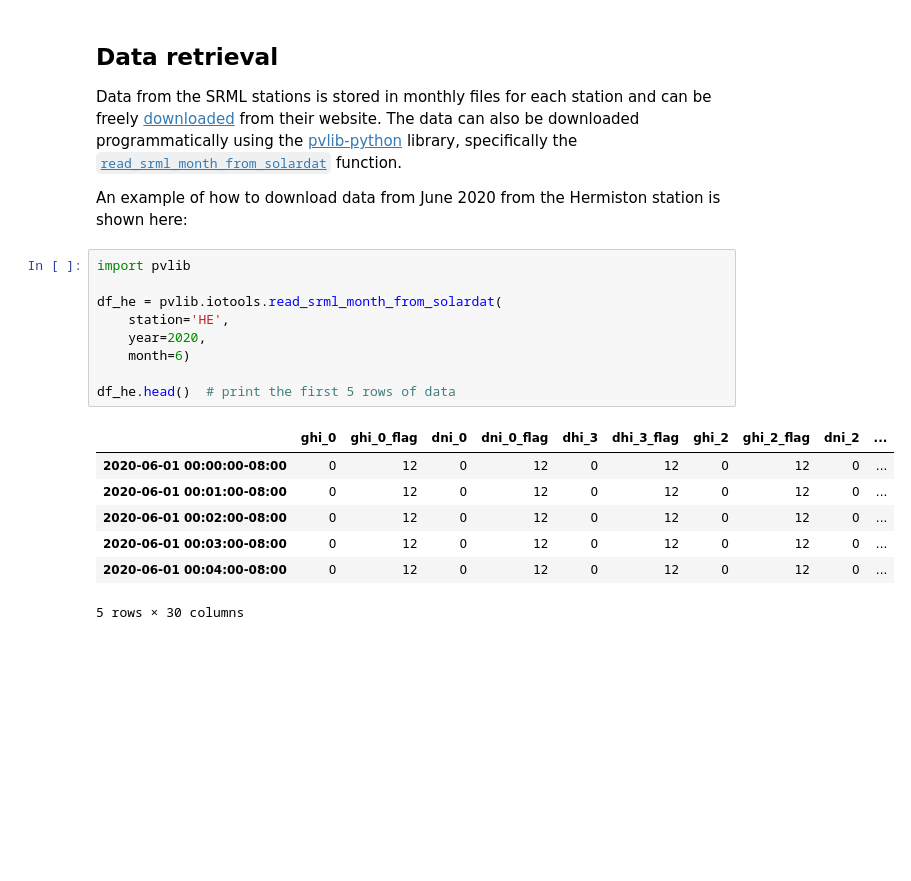
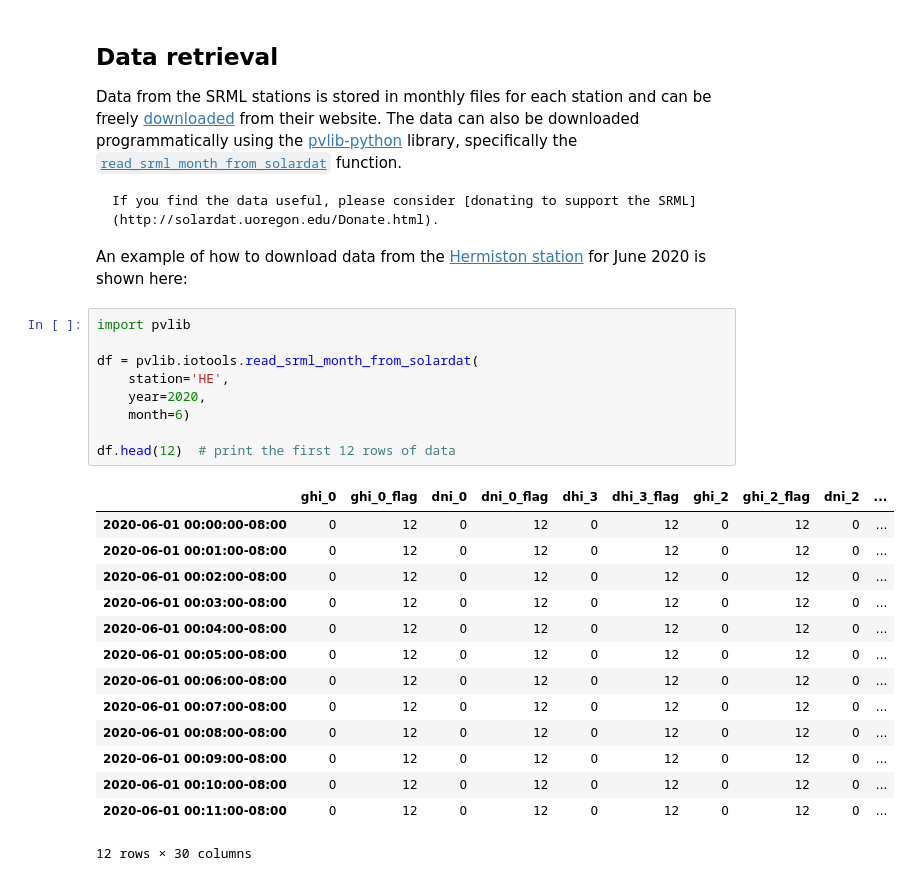
Before and after one commit to AssessingSolar/solarstations, a Jupyter notebook: station_network_srml.ipynb, the cells around one changed output. Drawn from its saved outputs; the diff is of its cells as text; blank space fills up the shorter version.

````diff
--- a/station_network_srml.ipynb
+++ b/station_network_srml.ipynb
@@ -62,21 +66,32 @@ m
 
 Data from the SRML stations is stored in monthly files for each station and can be freely [downloaded](http://solardat.uoregon.edu/SelectArchivalUpdatedFormat.html) from their website. The data can also be downloaded programmatically using the [pvlib-python](https://pvlib-python.readthedocs.io) library, specifically the [`read_srml_month_from_solardat`](https://pvlib-python.readthedocs.io/en/stable/generated/pvlib.iotools.read_srml_month_from_solardat.html) function.
 
-An example of how to download data from June 2020 from the Hermiston station is shown here:
+```{admonition} Help support the SRML
+If you find the data useful, please consider [donating to support the SRML](http://solardat.uoregon.edu/Donate.html).
+```
+
+An example of how to download data from the [Hermiston station](http://solardat.uoregon.edu/Hermiston.html) for June 2020 is shown here:
 # %%
 import pvlib
 
-df_he = pvlib.iotools.read_srml_month_from_solardat(
+df = pvlib.iotools.read_srml_month_from_solardat(
     station='HE',
     year=2020,
     month=6)
 
-df_he.head()  # print the first 5 rows of data
+df.head(12)  # print the first 12 rows of data
 # %% [output]
 |  | ghi_0 | ghi_0_flag | dni_0 | dni_0_flag | dhi_3 | dhi_3_flag | ghi_2 | ghi_2_flag | dni_2 | ... |
 | 2020-06-01 00:00:00-08:00 | 0 | 12 | 0 | 12 | 0 | 12 | 0 | 12 | 0 | ... |
 | 2020-06-01 00:01:00-08:00 | 0 | 12 | 0 | 12 | 0 | 12 | 0 | 12 | 0 | ... |
 | 2020-06-01 00:02:00-08:00 | 0 | 12 | 0 | 12 | 0 | 12 | 0 | 12 | 0 | ... |
 | 2020-06-01 00:03:00-08:00 | 0 | 12 | 0 | 12 | 0 | 12 | 0 | 12 | 0 | ... |
 | 2020-06-01 00:04:00-08:00 | 0 | 12 | 0 | 12 | 0 | 12 | 0 | 12 | 0 | ... |
+| 2020-06-01 00:05:00-08:00 | 0 | 12 | 0 | 12 | 0 | 12 | 0 | 12 | 0 | ... |
+| 2020-06-01 00:06:00-08:00 | 0 | 12 | 0 | 12 | 0 | 12 | 0 | 12 | 0 | ... |
+| 2020-06-01 00:07:00-08:00 | 0 | 12 | 0 | 12 | 0 | 12 | 0 | 12 | 0 | ... |
+| 2020-06-01 00:08:00-08:00 | 0 | 12 | 0 | 12 | 0 | 12 | 0 | 12 | 0 | ... |
+| 2020-06-01 00:09:00-08:00 | 0 | 12 | 0 | 12 | 0 | 12 | 0 | 12 | 0 | ... |
+| 2020-06-01 00:10:00-08:00 | 0 | 12 | 0 | 12 | 0 | 12 | 0 | 12 | 0 | ... |
+| 2020-06-01 00:11:00-08:00 | 0 | 12 | 0 | 12 | 0 | 12 | 0 | 12 | 0 | ... |
-5 rows × 30 columns
+12 rows × 30 columns
````
Also changed, not shown: parts of 7 cells of this notebook.
